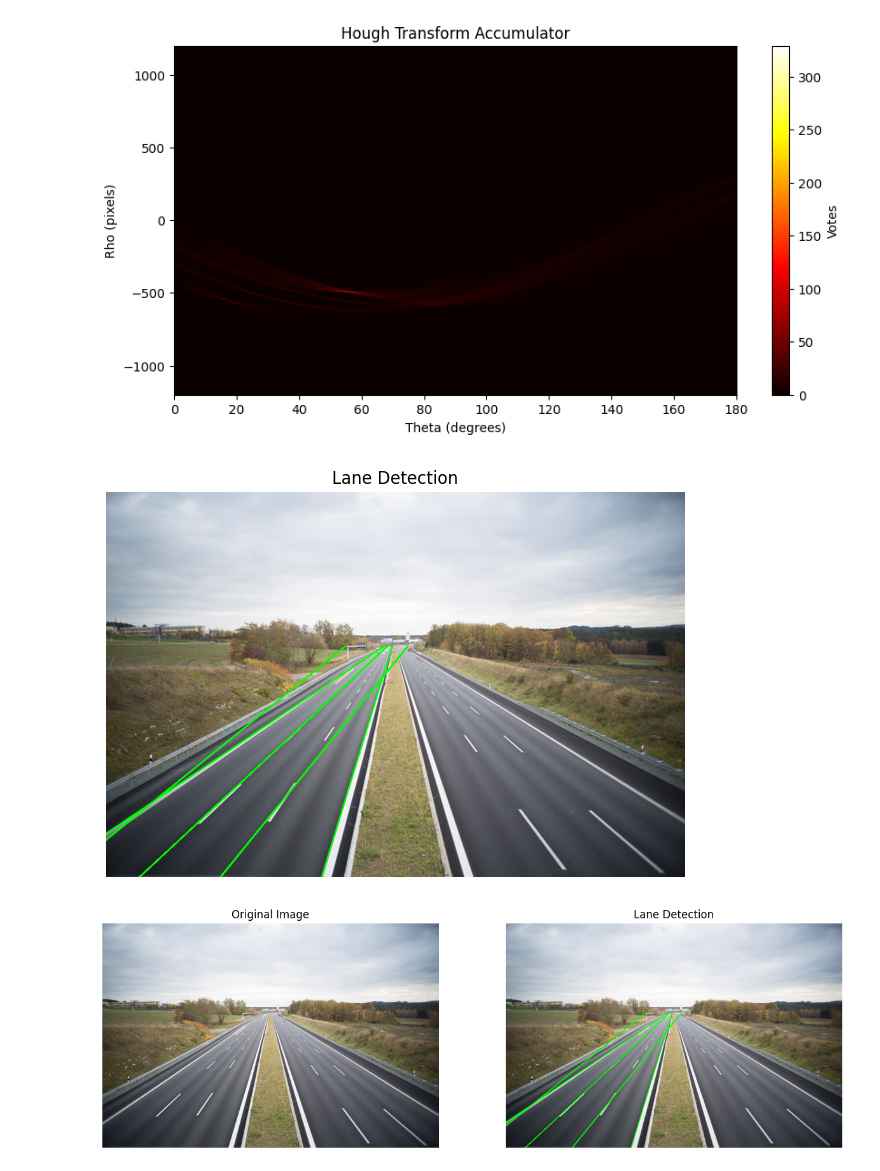
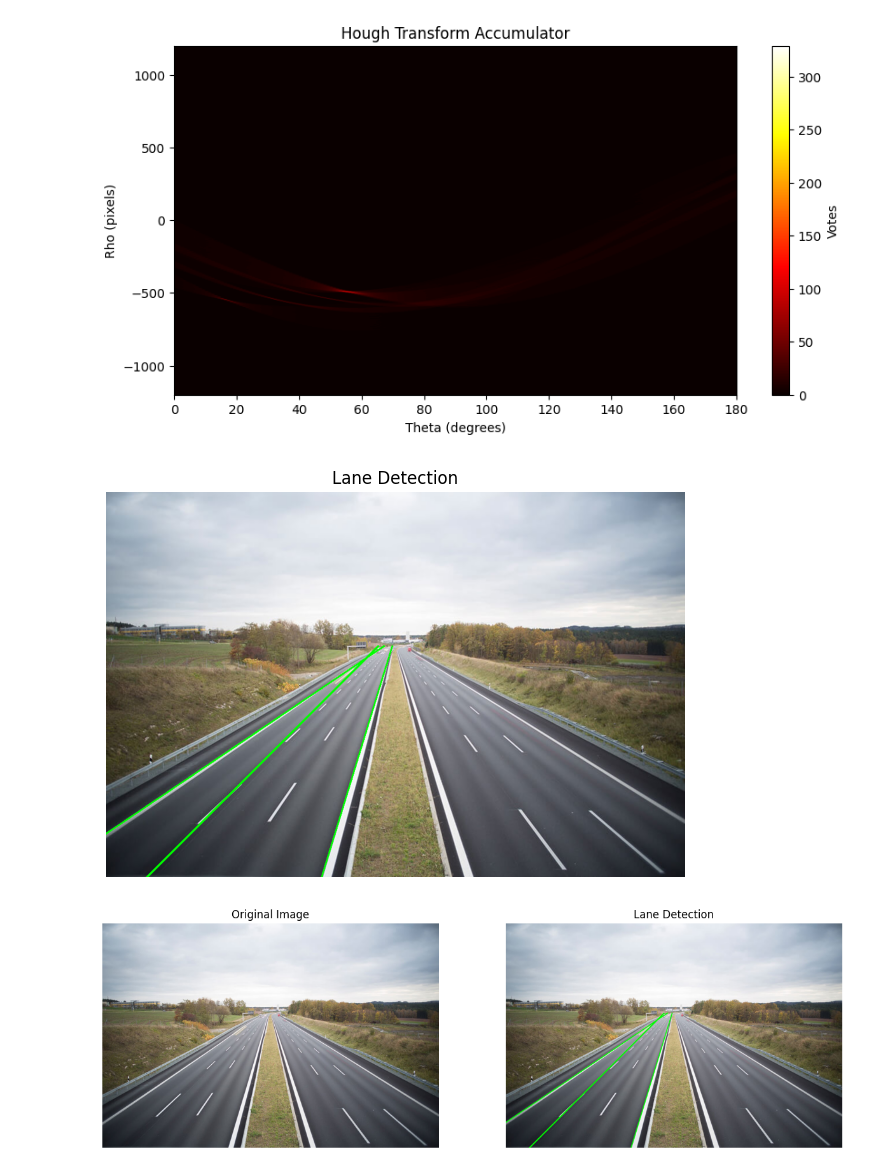
Before and after one commit to tasneemyo/Computer-Vision-Labs, a Jupyter notebook: lane_detection.ipynb, the cells around one changed output. Cells and saved outputs as stored; diff of their text form; code cells hidden in the pictures.

```diff
--- a/lane_detection.ipynb
+++ b/lane_detection.ipynb
@@ -231,10 +231,10 @@ theta_range2, rho_range2, H2 = apply_hough_transform(image2_roi, height2, width2
 # %% [output]
 [figure]
 # %%
-image2_with_lines = detect_lane(image2_rgb, height2, theta_range2, rho_range2, H2, 200, 20, 50, 0.4, 1)
+image2_with_lines = detect_lane(image2_rgb, height2, theta_range2, rho_range2, H2, 200, 30, np.deg2rad(100), 0.4, 1) #or change 30 to 50
 # %% [output]
-[figure, old version]
+[figure, new version]
 # %%
 compare_output(image2_rgb, image2_with_lines)
 # %% [output]
-[figure, old version]
+[figure, new version]
```
Also changed, not shown: parts of 1 cell of this notebook.
